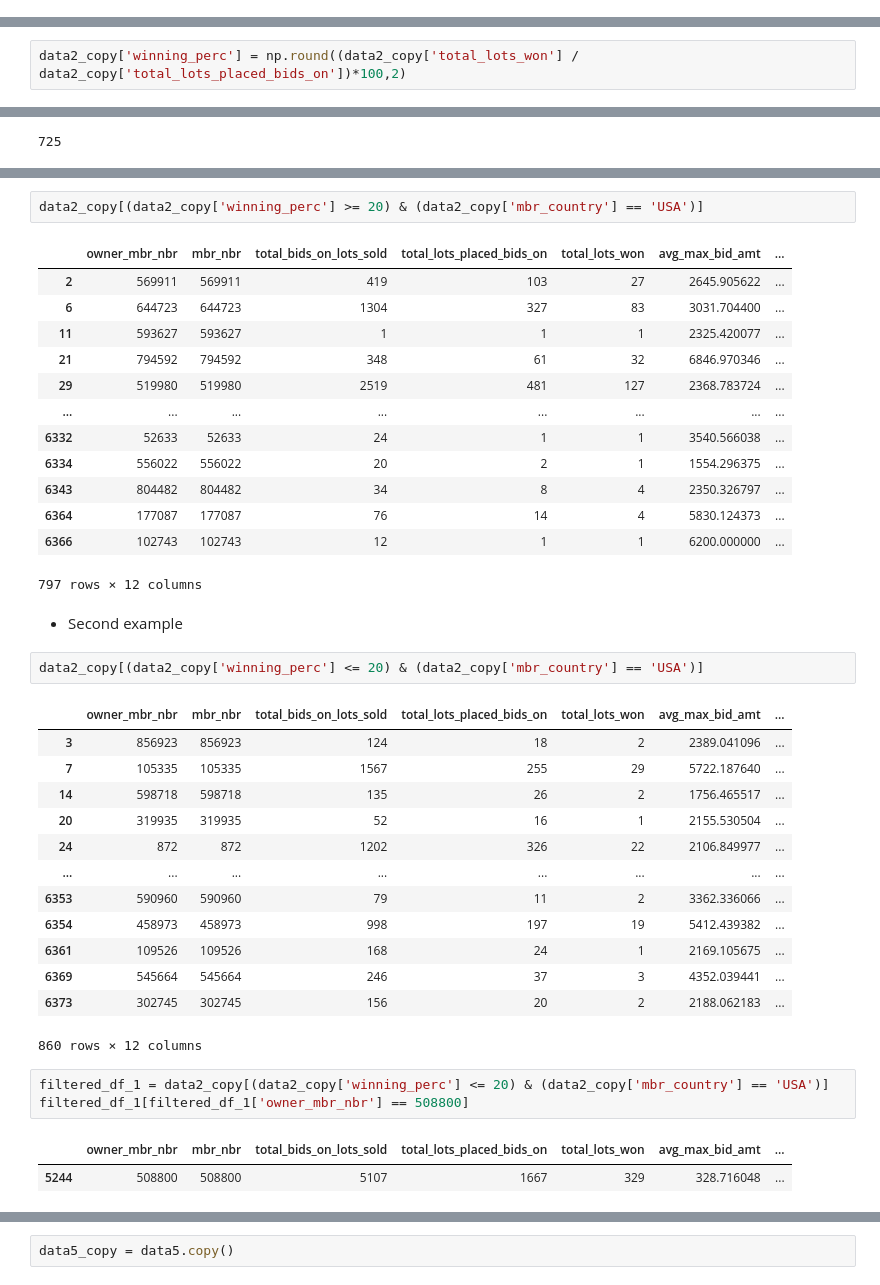
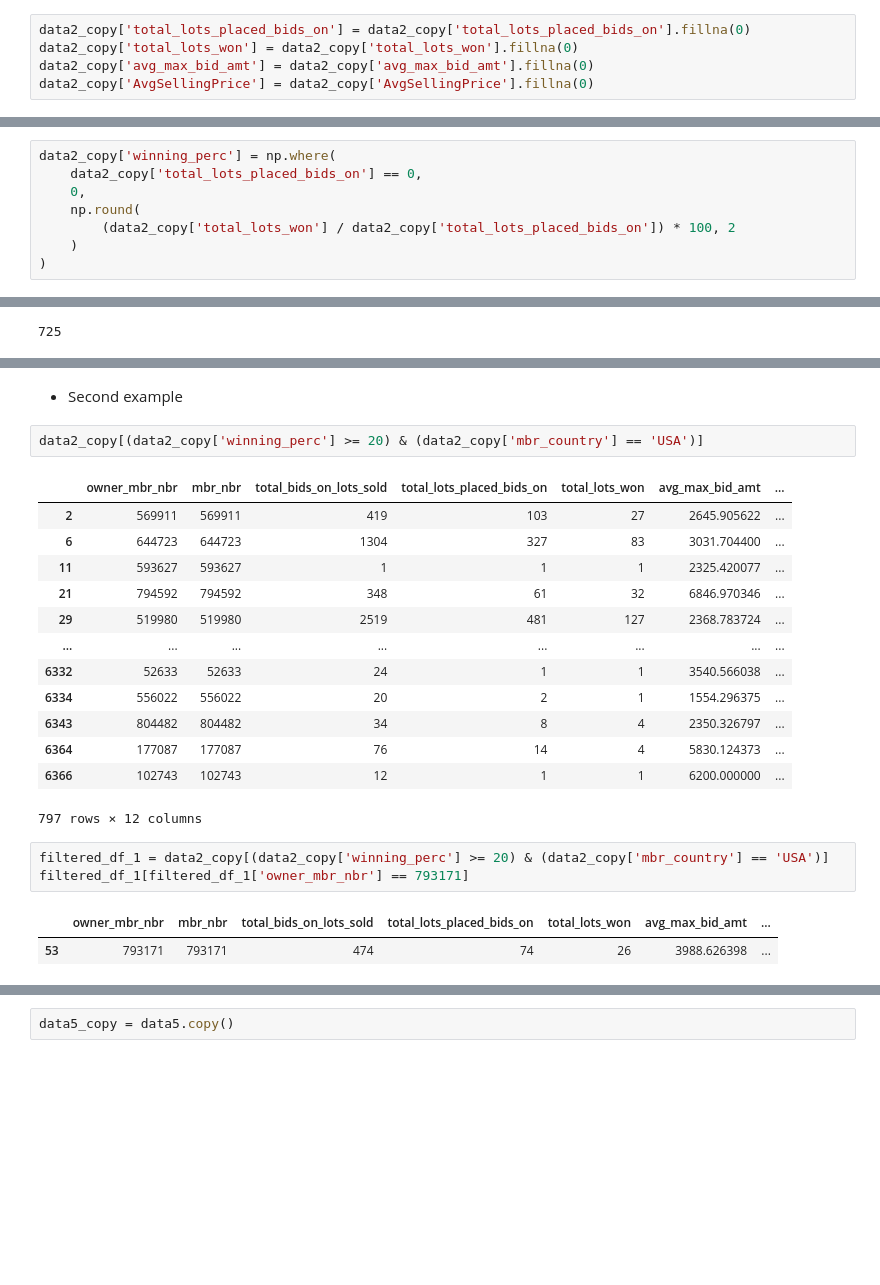
Before and after one commit to srijan-deo/Churn-Premier-Members, a Jupyter notebook: churn-analysis-t6-1year-april.ipynb, the cells around one changed output, grey strips where cells are left out. Cells and saved outputs as stored; diff of their text form; blank space fills up the shorter version.

```diff
--- a/churn-analysis-t6-1year-april.ipynb
+++ b/churn-analysis-t6-1year-april.ipynb
@@ -190,6 +190,11 @@ dtype: int64
 6381
 # %%
 data2_copy = data2.copy()
+# %%
+data2_copy['total_lots_placed_bids_on'] = data2_copy['total_lots_placed_bids_on'].fillna(0)
+data2_copy['total_lots_won'] = data2_copy['total_lots_won'].fillna(0)
+data2_copy['avg_max_bid_amt'] = data2_copy['avg_max_bid_amt'].fillna(0)
+data2_copy['AvgSellingPrice'] = data2_copy['AvgSellingPrice'].fillna(0)
 # %%
 data2_copy['churn'] = data2_copy['owner_mbr_nbr'].isin(churn_list).astype(int)
 # %%
@@ -220,4 +225,10 @@ data2_copy['owner_mbr_nbr'].nunique()
 # %% [output]
 6381
 # %%
-data2_copy['winning_perc'] = np.round((data2_copy['total_lots_won'] / data2_copy['total_lots_placed_bids_on'])*100,2)
+data2_copy['winning_perc'] = np.where(
+    data2_copy['total_lots_placed_bids_on'] == 0,
+    0,
+    np.round(
+        (data2_copy['total_lots_won'] / data2_copy['total_lots_placed_bids_on']) * 100, 2
+    )
+)
@@ -493,43 +520,27 @@ print(f"{percentage:.2f}% of members have winning_perc > 7% on the lots where us
-# %%
-data2_copy[(data2_copy['winning_perc'] >= 20) & (data2_copy['mbr_country'] == 'USA')]
-# %% [output]
-|  | owner_mbr_nbr | mbr_nbr | total_bids_on_lots_sold | total_lots_placed_bids_on | total_lots_won | avg_max_bid_amt | ... |
-| 2 | 569911 | 569911 | 419 | 103 | 27 | 2645.905622 | ... |
-| 6 | 644723 | 644723 | 1304 | 327 | 83 | 3031.704400 | ... |
-| 11 | 593627 | 593627 | 1 | 1 | 1 | 2325.420077 | ... |
-| 21 | 794592 | 794592 | 348 | 61 | 32 | 6846.970346 | ... |
-| 29 | 519980 | 519980 | 2519 | 481 | 127 | 2368.783724 | ... |
-| ... | ... | ... | ... | ... | ... | ... | ... |
-| 6332 | 52633 | 52633 | 24 | 1 | 1 | 3540.566038 | ... |
-| 6334 | 556022 | 556022 | 20 | 2 | 1 | 1554.296375 | ... |
-| 6343 | 804482 | 804482 | 34 | 8 | 4 | 2350.326797 | ... |
-| 6364 | 177087 | 177087 | 76 | 14 | 4 | 5830.124373 | ... |
-| 6366 | 102743 | 102743 | 12 | 1 | 1 | 6200.000000 | ... |
-797 rows × 12 columns
 # %% [markdown]
 * Second example
 # %%
-data2_copy[(data2_copy['winning_perc'] <= 20) & (data2_copy['mbr_country'] == 'USA')]
+data2_copy[(data2_copy['winning_perc'] >= 20) & (data2_copy['mbr_country'] == 'USA')]
 # %% [output]
 |  | owner_mbr_nbr | mbr_nbr | total_bids_on_lots_sold | total_lots_placed_bids_on | total_lots_won | avg_max_bid_amt | ... |
-| 3 | 856923 | 856923 | 124 | 18 | 2 | 2389.041096 | ... |
-| 7 | 105335 | 105335 | 1567 | 255 | 29 | 5722.187640 | ... |
-| 14 | 598718 | 598718 | 135 | 26 | 2 | 1756.465517 | ... |
-| 20 | 319935 | 319935 | 52 | 16 | 1 | 2155.530504 | ... |
-| 24 | 872 | 872 | 1202 | 326 | 22 | 2106.849977 | ... |
+| 2 | 569911 | 569911 | 419 | 103 | 27 | 2645.905622 | ... |
+| 6 | 644723 | 644723 | 1304 | 327 | 83 | 3031.704400 | ... |
+| 11 | 593627 | 593627 | 1 | 1 | 1 | 2325.420077 | ... |
+| 21 | 794592 | 794592 | 348 | 61 | 32 | 6846.970346 | ... |
+| 29 | 519980 | 519980 | 2519 | 481 | 127 | 2368.783724 | ... |
 | ... | ... | ... | ... | ... | ... | ... | ... |
-| 6353 | 590960 | 590960 | 79 | 11 | 2 | 3362.336066 | ... |
-| 6354 | 458973 | 458973 | 998 | 197 | 19 | 5412.439382 | ... |
-| 6361 | 109526 | 109526 | 168 | 24 | 1 | 2169.105675 | ... |
-| 6369 | 545664 | 545664 | 246 | 37 | 3 | 4352.039441 | ... |
-| 6373 | 302745 | 302745 | 156 | 20 | 2 | 2188.062183 | ... |
+| 6332 | 52633 | 52633 | 24 | 1 | 1 | 3540.566038 | ... |
+| 6334 | 556022 | 556022 | 20 | 2 | 1 | 1554.296375 | ... |
+| 6343 | 804482 | 804482 | 34 | 8 | 4 | 2350.326797 | ... |
+| 6364 | 177087 | 177087 | 76 | 14 | 4 | 5830.124373 | ... |
+| 6366 | 102743 | 102743 | 12 | 1 | 1 | 6200.000000 | ... |
-860 rows × 12 columns
+797 rows × 12 columns
 # %%
-filtered_df_1 = data2_copy[(data2_copy['winning_perc'] <= 20) & (data2_copy['mbr_country'] == 'USA')]
-filtered_df_1[filtered_df_1['owner_mbr_nbr'] == 508800]
+filtered_df_1 = data2_copy[(data2_copy['winning_perc'] >= 20) & (data2_copy['mbr_country'] == 'USA')]
+filtered_df_1[filtered_df_1['owner_mbr_nbr'] == 793171]
 # %% [output]
 |  | owner_mbr_nbr | mbr_nbr | total_bids_on_lots_sold | total_lots_placed_bids_on | total_lots_won | avg_max_bid_amt | ... |
-| 5244 | 508800 | 508800 | 5107 | 1667 | 329 | 328.716048 | ... |
+| 53 | 793171 | 793171 | 474 | 74 | 26 | 3988.626398 | ... |
 # %%
 query5 = """
 WITH target_lots AS (
```
Also changed, not shown: parts of 21 cells of this notebook.
